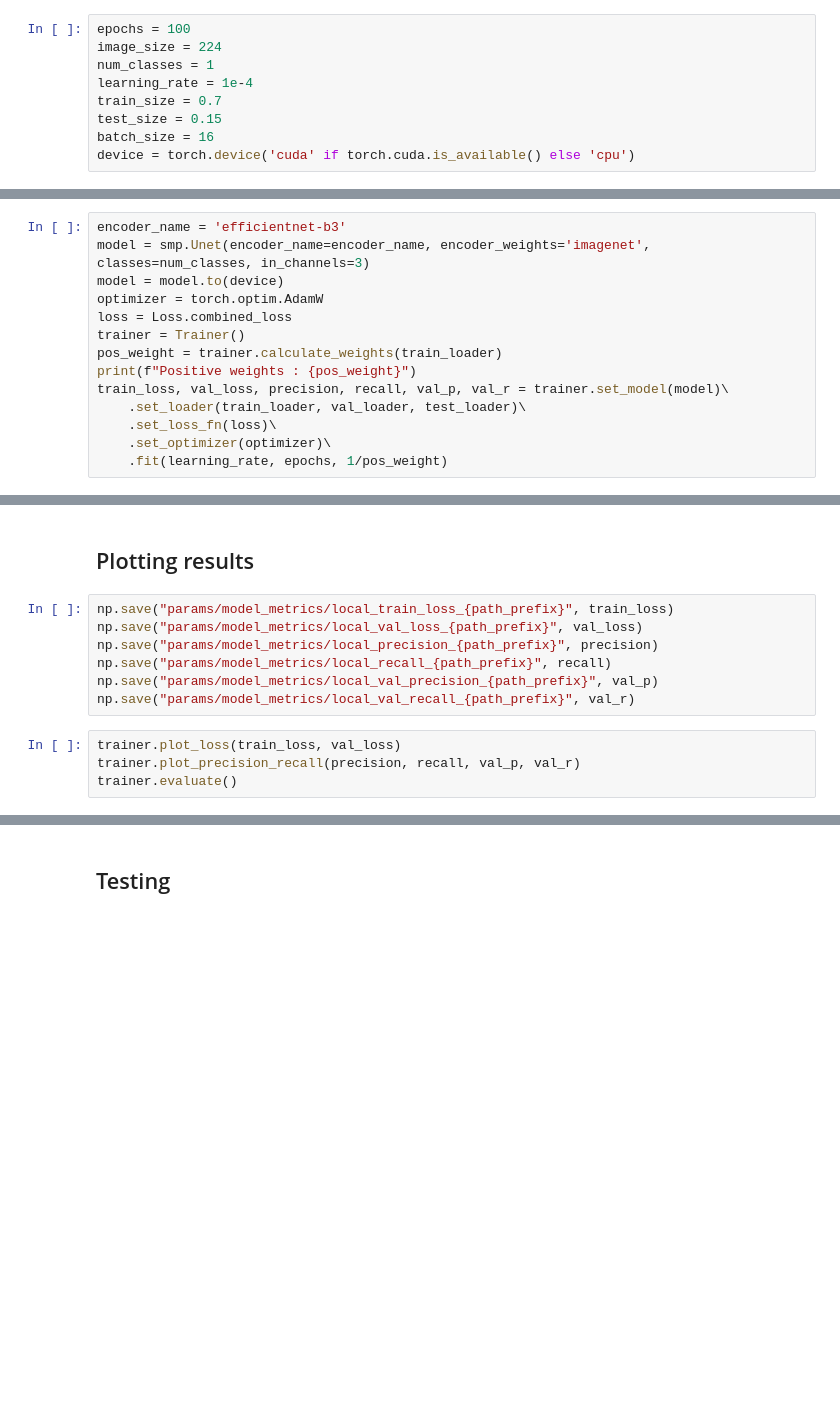
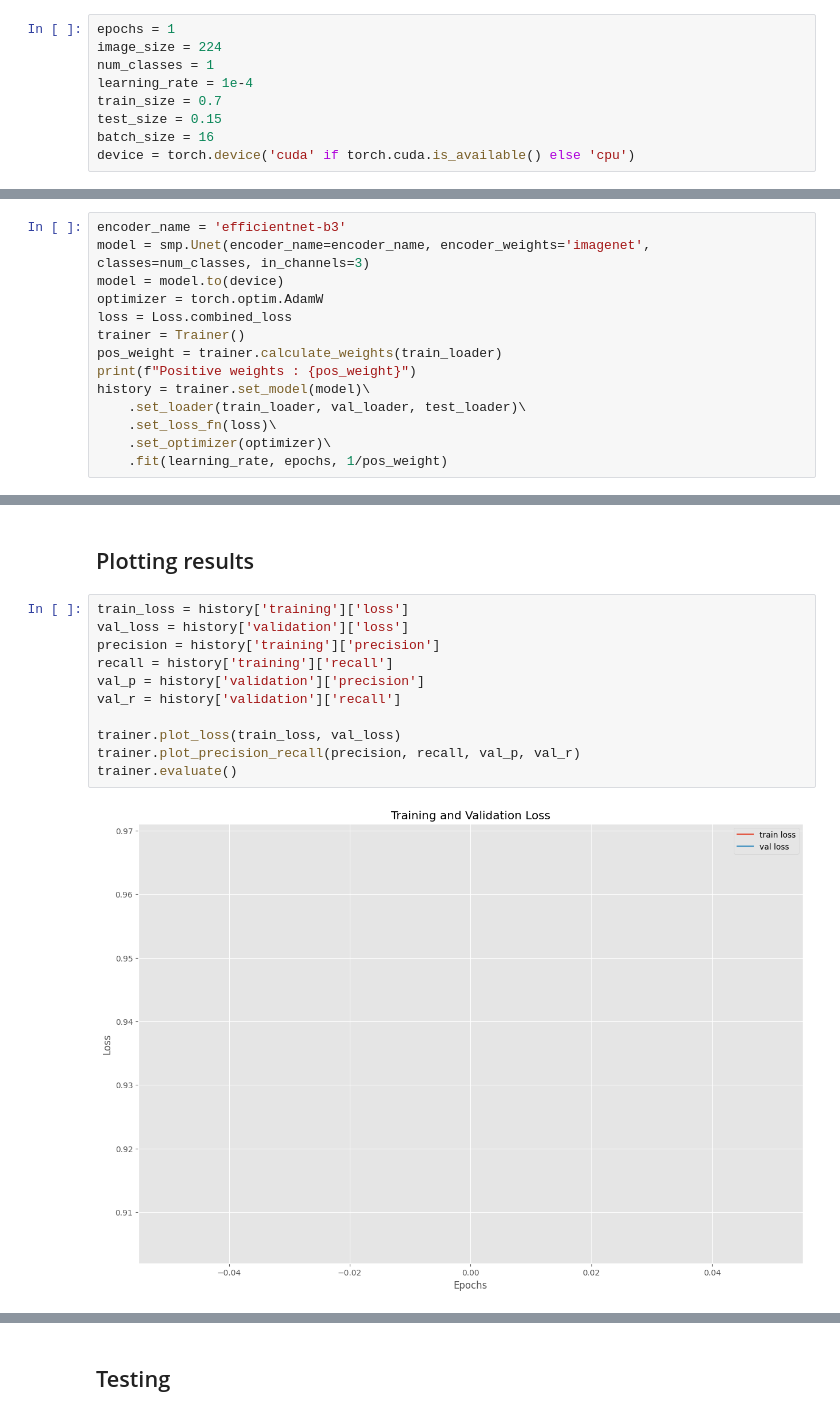
Before and after one commit to Tikai7/Blood-Vessel-Detection, a Jupyter notebook: src/Experiment.ipynb, the cells around one changed output, grey strips where cells are left out. Cells and saved outputs as stored; diff of their text form; blank space fills up the shorter version.

```diff
--- a/src/Experiment.ipynb
+++ b/src/Experiment.ipynb
@@ -15,7 +13,7 @@ from Model.Test import Tester
 # %% [markdown]
 ## Constants
 # %%
-epochs = 100
+epochs = 1
 image_size = 224
 num_classes = 1
 learning_rate = 1e-4
@@ -60,7 +77,7 @@ loss = Loss.combined_loss
 trainer = Trainer()
 pos_weight = trainer.calculate_weights(train_loader)
 print(f"Positive weights : {pos_weight}")
-train_loss, val_loss, precision, recall, val_p, val_r = trainer.set_model(model)\
+history = trainer.set_model(model)\
     .set_loader(train_loader, val_loader, test_loader)\
     .set_loss_fn(loss)\
     .set_optimizer(optimizer)\
@@ -75,13 +105,15 @@ torch.save(model.state_dict(), f"params/model_params/local_model_{path_prefix}")
 # %% [markdown]
 ## Plotting results
-# %%
-np.save("params/model_metrics/local_train_loss_{path_prefix}", train_loss)
-np.save("params/model_metrics/local_val_loss_{path_prefix}", val_loss)
-np.save("params/model_metrics/local_precision_{path_prefix}", precision)
-np.save("params/model_metrics/local_recall_{path_prefix}", recall)
-np.save("params/model_metrics/local_val_precision_{path_prefix}", val_p)
-np.save("params/model_metrics/local_val_recall_{path_prefix}", val_r)
 # %%
+train_loss = history['training']['loss']
+val_loss = history['validation']['loss']
+precision = history['training']['precision']
+recall = history['training']['recall']
+val_p = history['validation']['precision']
+val_r = history['validation']['recall']
+
 trainer.plot_loss(train_loss, val_loss)
 trainer.plot_precision_recall(precision, recall, val_p, val_r)
 trainer.evaluate()
+# %% [output]
+[figure, added]
```
Also changed, not shown: parts of 8 cells of this notebook, 3 other files.
